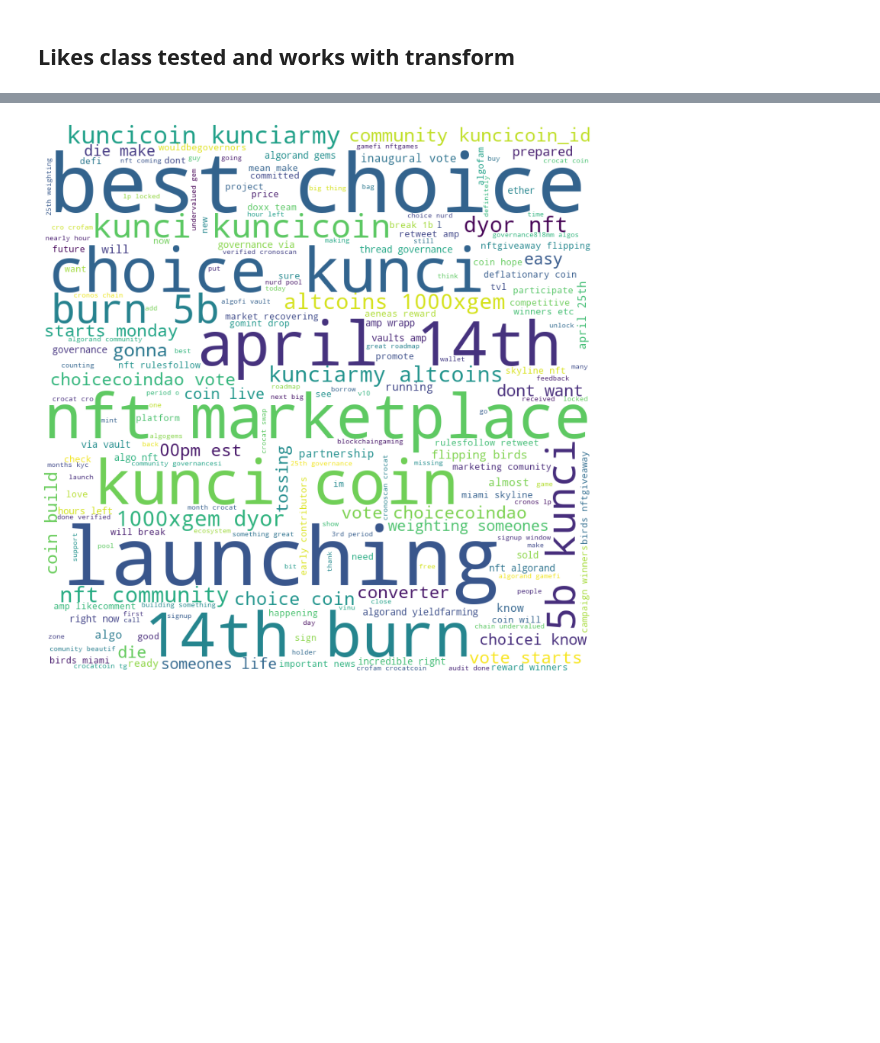
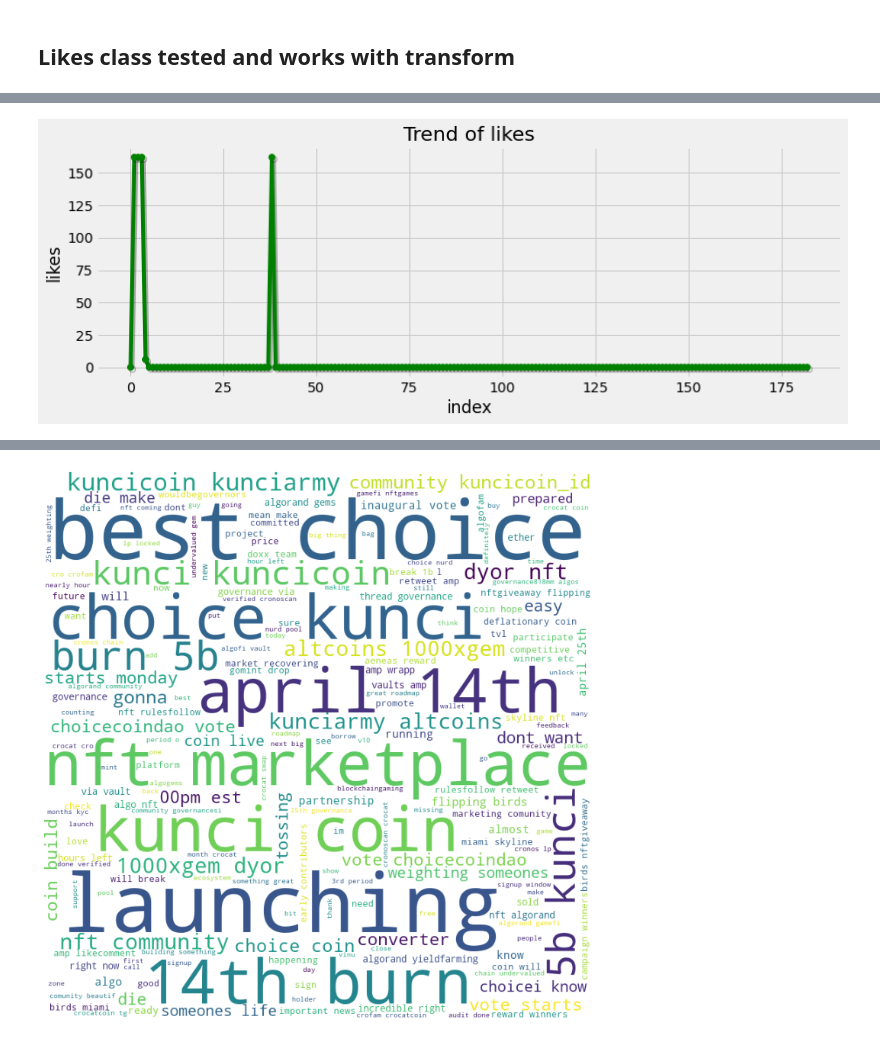
Before and after one commit to nazari-ai/nazari-data-wrangling, a Jupyter notebook: Twitter/twitter_clean.ipynb, the cells around one changed output, grey strips where cells are left out. Cells and saved outputs as stored; diff of their text form; code cells hidden in the pictures; blank space fills up the shorter version.

```diff
--- a/Twitter/twitter_clean.ipynb
+++ b/Twitter/twitter_clean.ipynb
@@ -428,3 +233,7 @@ check.plot(timeofday=True)
+# %%
+check.plot()
+# %% [output]
+[figure, added]
 # %%
 class Retweets(Likes):
     pass
```
Also changed, not shown: parts of 52 cells of this notebook.
